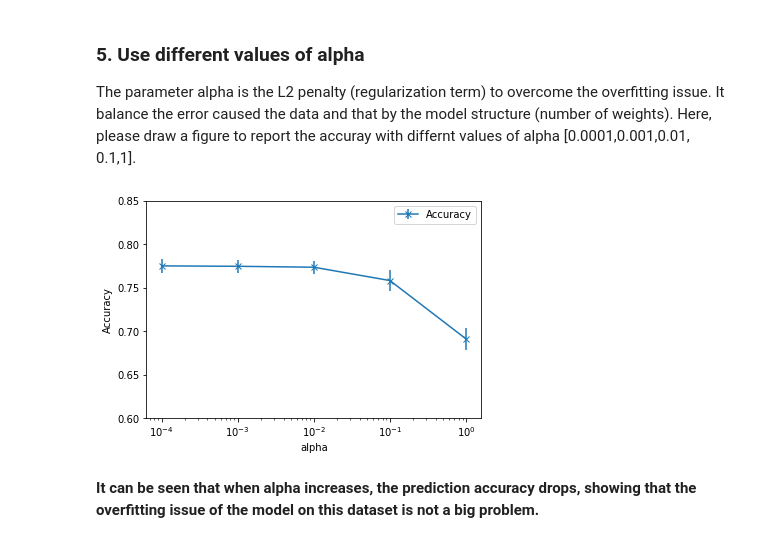
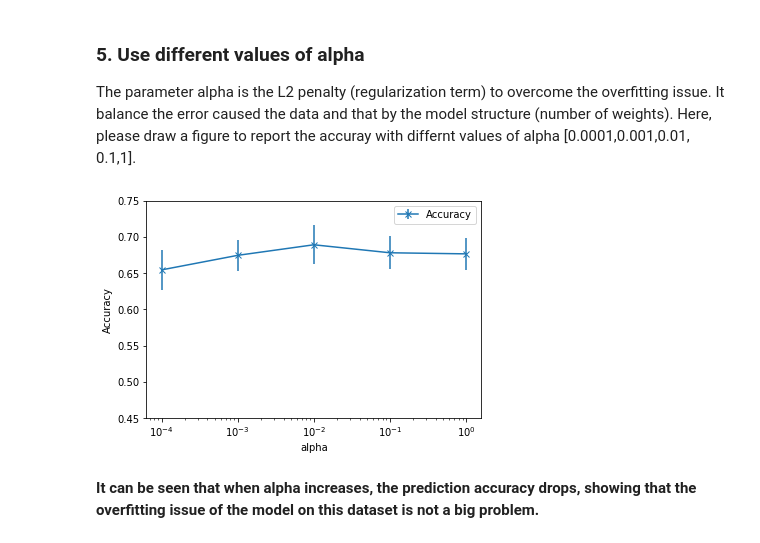
Before and after one commit to N-2-O/COMP2200-practical-workshops-N-2-O, a Jupyter notebook: Workshop Week 11.ipynb, the cells around one changed output. Drawn from its saved outputs; the diff is of its cells as text; code cells hidden in the pictures.

```diff
--- a/Workshop Week 11.ipynb
+++ b/Workshop Week 11.ipynb
@@ -244,7 +261,9 @@ Set the number of hidden layers as two, and each has 100 units. Please report th
 # %%
 # Try a MLP model with two hidden layers
-clf_mlp = MLPClassifier(hidden_layer_sizes=(100,2), random_state=42)
-scores = cross_val_score(clf_mlp, X, y, scoring='accuracy', cv=10, verbose=1)
+clf_mlp = MLPClassifier(hidden_layer_sizes=(100,100), random_state=42)
+scores = cross_val_score(clf_mlp, X, y, scoring='accuracy', cv=5, verbose=1)
 print(clf_mlp)
+#print('\n# of layers (including the input layer): %.f\n' % clf_mlp.n_layers_)
+#print('MLP structure: %.f X %.f X %.f\n' % (X.shape[1], clf_mlp.get_params()['hidden_layer_sizes'][0], clf_mlp.n_outputs_))
 print('Accuracy range for Multi-layer Perceptron: [%.4f, %.4f]; mean: %.4f; std: %.4f\n'
       % (scores.min(), scores.max(), scores.mean(), scores.std()))
@@ -258,7 +290,7 @@ cv_scores_std = []
 solvers = ['lbfgs', 'sgd', 'adam']
 for i in solvers:
     clf_mlp = MLPClassifier(solver=i, random_state=42)
-    scores = cross_val_score(clf_mlp, X, y, scoring='accuracy', cv=10)
+    scores = cross_val_score(clf_mlp, X, y, scoring='accuracy', cv=5)
     cv_scores.append(scores.mean())
     cv_scores_std.append(scores.std())
 # %%
@@ -280,0 +311,10 @@ It can be seen above that the default activation function is 'ReLU'. As we discu
+# %%
+# Try different activation functions
+cv_scores = []
+cv_scores_std = []
+activation = ['identity', 'logistic', 'tanh', 'relu']
+for i in activation:
+    clf_mlp = MLPClassifier(activation=i, random_state=42)
+    scores = cross_val_score(clf_mlp, X, y, scoring='accuracy', cv=5)
+    cv_scores.append(scores.mean())
+    cv_scores_std.append(scores.std())
@@ -289,20 +338,20 @@ cv_scores_std = []
 alphas = [0.0001,0.001,0.01, 0.1,1]
 for i in alphas:
     clf_mlp = MLPClassifier(alpha=i, random_state=42)
-    scores = cross_val_score(clf_mlp, X, y, scoring='accuracy', cv=10)
+    scores = cross_val_score(clf_mlp, X, y, scoring='accuracy', cv=5)
     cv_scores.append(scores.mean())
     cv_scores_std.append(scores.std())
 # %%
 # Plot the relationship
 plt.errorbar(alphas, cv_scores, yerr=cv_scores_std, marker='x', label='Accuracy')
 plt.xscale('log')
 plt.xlabel('alpha')
-plt.ylim([0.6, 0.85])
+plt.ylim([0.45, 0.75])
 plt.ylabel('Accuracy')
 plt.legend(loc='best')
 plt.show()
 # %% [output]
-[figure, old version]
+[figure, new version]
 # %% [markdown]
 **It can be seen that when alpha increases, the prediction accuracy drops, showing that the overfitting issue of the model on this dataset is not a big problem.**
 # %% [markdown]
```
Also changed, not shown: parts of 29 cells of this notebook.
